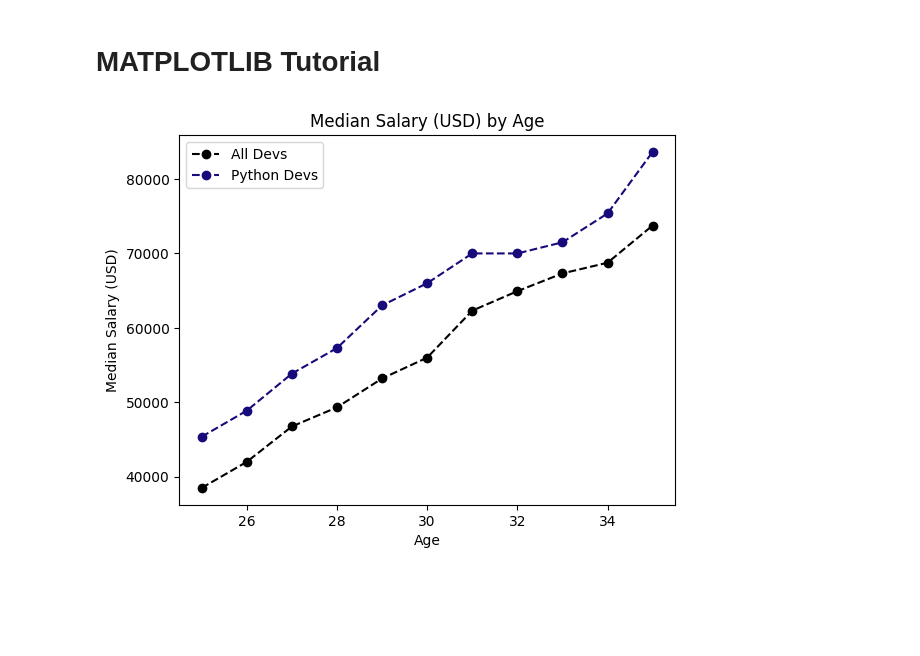
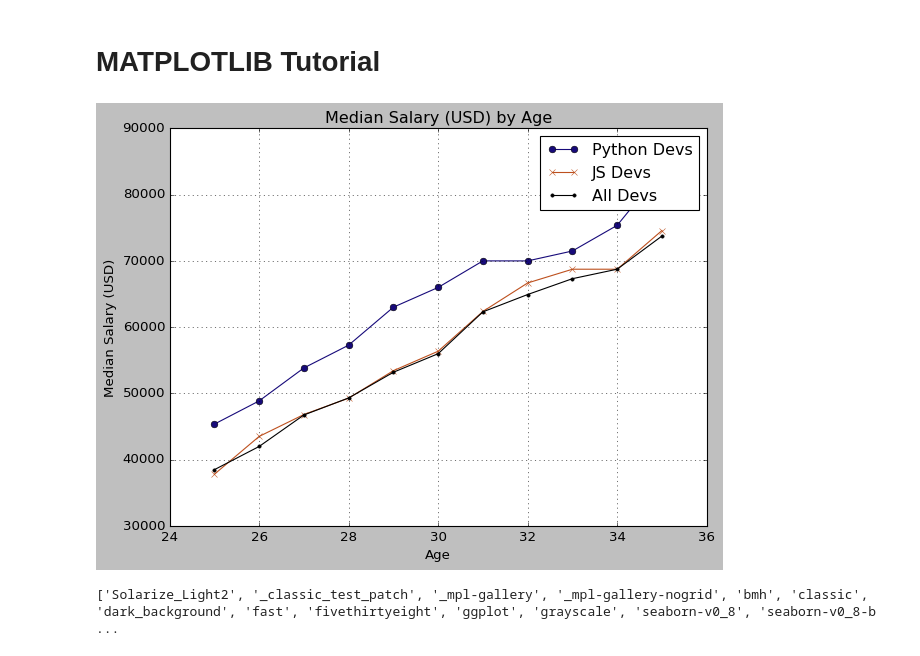
Before and after one commit to Jadaadhaari/PythonTutorial, a Jupyter notebook: matplotlib_tutorial.ipynb, the cells around one changed output. Drawn from its saved outputs; the diff is of its cells as text; code cells hidden in the pictures; blank space fills up the shorter version.

```diff
--- a/matplotlib_tutorial.ipynb
+++ b/matplotlib_tutorial.ipynb
@@ -4,23 +4,31 @@
 # **MATPLOTLIB Tutorial**
 # %%
 from matplotlib import pyplot as plt
-
+plt.style.use("classic")
 # Median Developer Salaries by Age
 ages_x = [25, 26, 27, 28, 29, 30, 31, 32, 33, 34, 35]
 dev_y = [38496, 42000, 46752, 49320, 53200, 56000, 62316, 64928, 67317, 68748, 73752]
 py_dev_y = [45372, 48876, 53850, 57287, 63016, 65998, 70003, 70000, 71496, 75370, 83640]
+js_dev_y = [37810, 43515, 46823, 49293, 53437, 56373, 62375, 66674, 68745, 68746, 74583]
 
 x_label = "Age"
 y_label = "Median Salary (USD)"
 plt_title = "Median Salary (USD) by Age"
 
-plt.plot(ages_x, dev_y, color="#000000", linestyle="--", marker="o", label="All Devs")
-plt.plot(ages_x, py_dev_y, color="#170a7a", linestyle="--", marker="o", label="Python Devs")
+plt.plot(ages_x, py_dev_y, color="#170a7a", linestyle="-", marker="o", label="Python Devs")
+plt.plot(ages_x, js_dev_y, color="#bd501e", linestyle="-", marker="x", label="JS Devs")
+plt.plot(ages_x, dev_y, color="#000000", linestyle="-", marker=".", label="All Devs")
 
 plt.xlabel(x_label)
 plt.ylabel(y_label)
 plt.title(plt_title)
 plt.legend()
+plt.grid(True)
+plt.tight_layout()
 plt.show()
 # %% [output]
-[figure, old version]
+[figure, new version]
+# %%
+print(plt.style.available)
+# %% [output]
+['Solarize_Light2', '_classic_test_patch', '_mpl-gallery', '_mpl-gallery-nogrid', 'bmh', 'classic', 'dark_background', 'fast', 'fivethirtyeight', 'ggplot', 'grayscale', 'seaborn-v0_8', 'seaborn-v0_8-b ...
```
